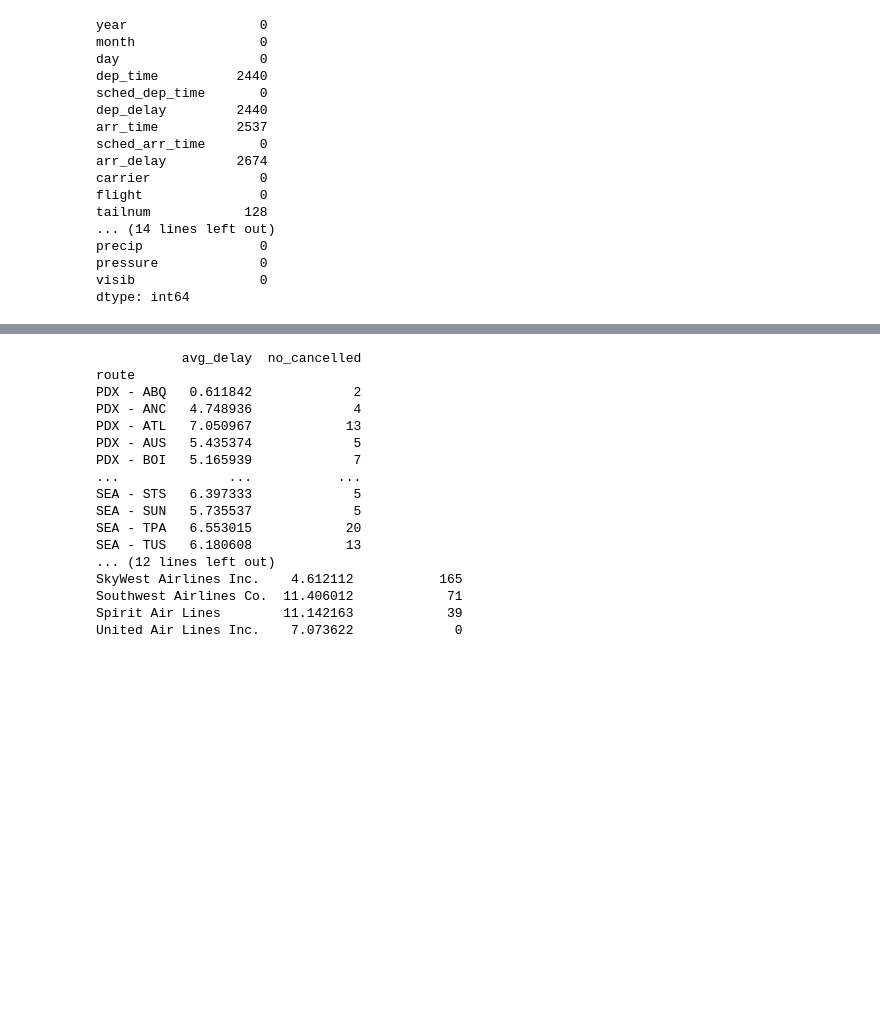
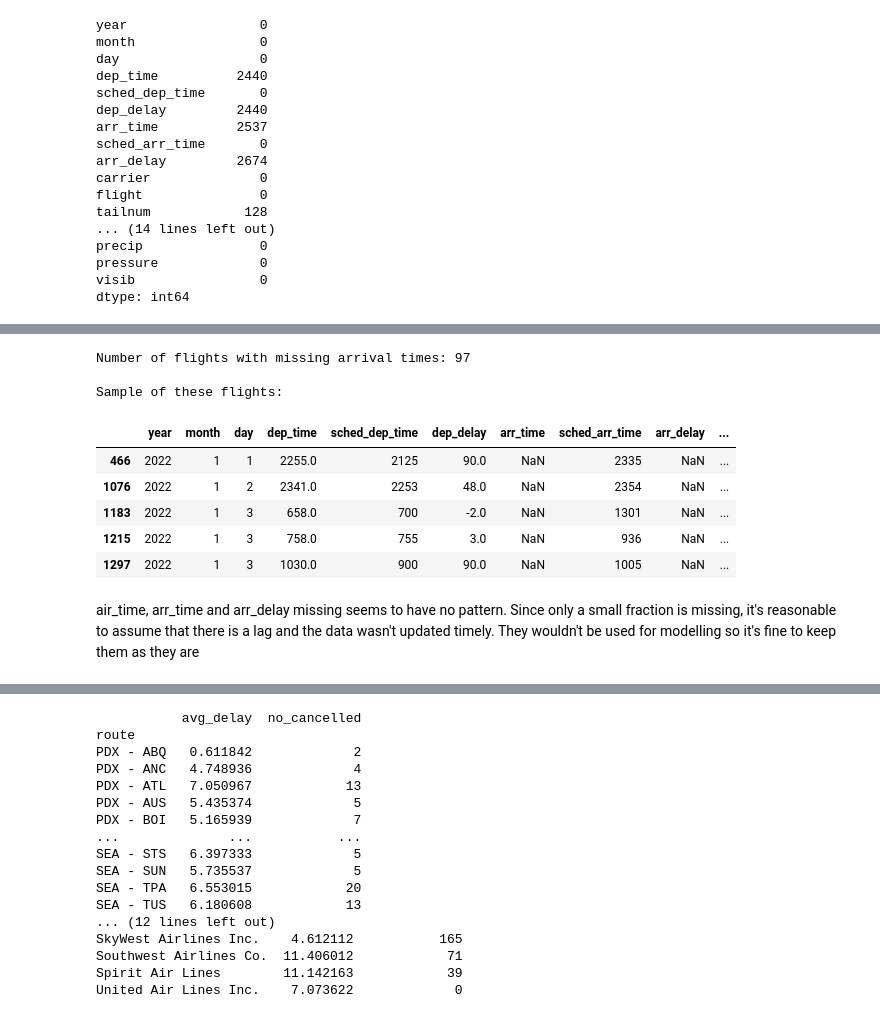
Before and after one commit to hdangle31/DS-Machine-Learning-Flights-2022, a Jupyter notebook: Flights_Project.ipynb, the cells around one changed output, grey strips where cells are left out. Saved outputs shown, nothing was run; the diff lists cells and outputs as text; code cells hidden in the pictures; blank space fills up the shorter version.

```diff
--- a/Flights_Project.ipynb
+++ b/Flights_Project.ipynb
@@ -122,0 +158,20 @@ df
+# %%
+# Find rows where dep_time is not NA but arr_time is NA
+missing_arrivals = df[df['dep_time'].notna() & df['arr_time'].isna()]
+
+# Display the count and the relevant columns
+print(f"Number of flights with missing arrival times: {len(missing_arrivals)}")
+print("\nSample of these flights:")
+missing_arrivals.head(5)
+# %% [output]
+Number of flights with missing arrival times: 97
+
+Sample of these flights:
+|  | year | month | day | dep_time | sched_dep_time | dep_delay | arr_time | sched_arr_time | arr_delay | ... |
+| 466 | 2022 | 1 | 1 | 2255.0 | 2125 | 90.0 | NaN | 2335 | NaN | ... |
+| 1076 | 2022 | 1 | 2 | 2341.0 | 2253 | 48.0 | NaN | 2354 | NaN | ... |
+| 1183 | 2022 | 1 | 3 | 658.0 | 700 | -2.0 | NaN | 1301 | NaN | ... |
+| 1215 | 2022 | 1 | 3 | 758.0 | 755 | 3.0 | NaN | 936 | NaN | ... |
+| 1297 | 2022 | 1 | 3 | 1030.0 | 900 | 90.0 | NaN | 1005 | NaN | ... |
+# %% [markdown]
+air_time, arr_time and arr_delay missing seems to have no pattern. Since only a small fraction is missing, it's reasonable to assume that there is a lag and the data wasn't updated timely. They wouldn't be used for modelling so it's fine to keep them as they are
```
Also changed, not shown: parts of 37 cells of this notebook.
